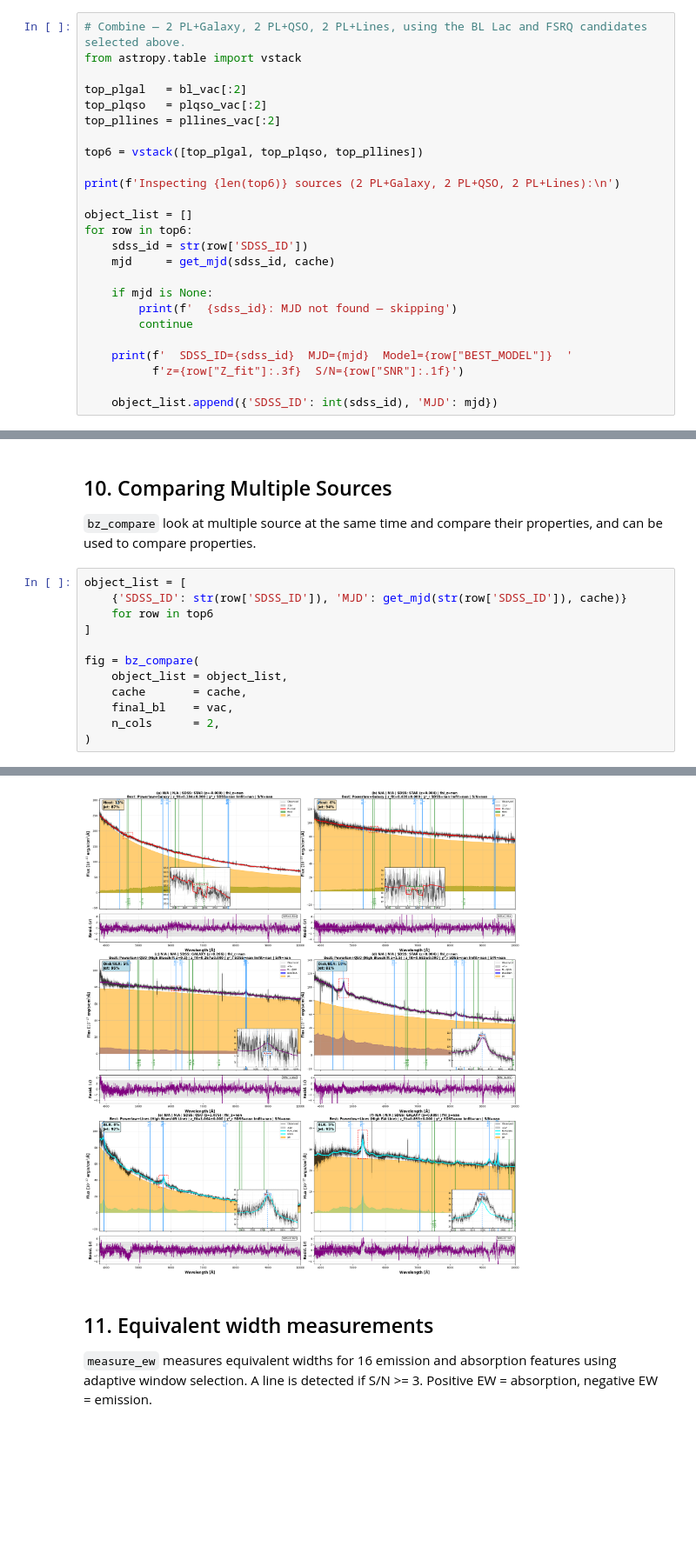
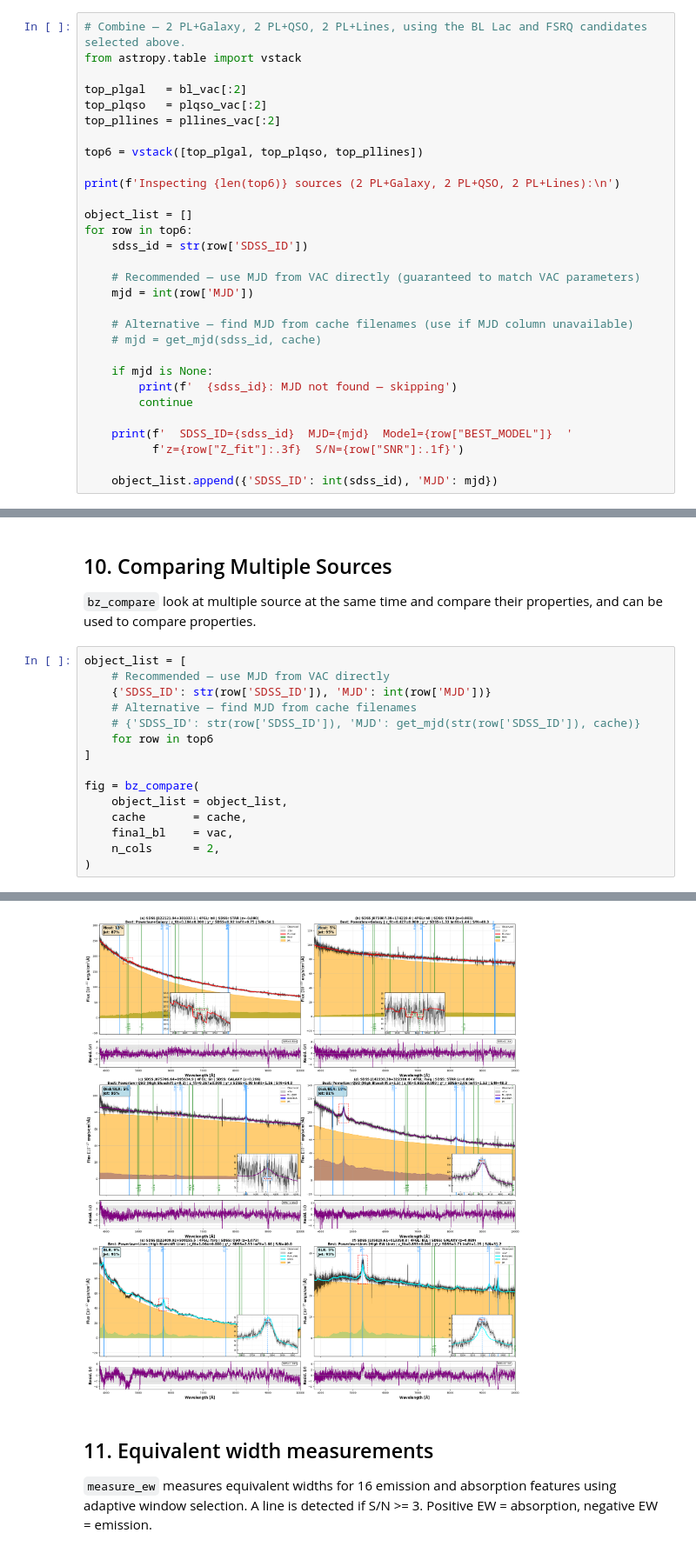
Before and after one commit to minlowie/Blazar-Analysis-Pipeline, a Jupyter notebook: demo.ipynb, the cells around one changed output, grey strips where cells are left out. Shown at 87% size. Drawn from its saved outputs; the diff is of its cells as text; blank space fills up the shorter version.

```diff
--- a/demo.ipynb
+++ b/demo.ipynb
@@ -414,7 +422,12 @@ print(f'Inspecting {len(top6)} sources (2 PL+Galaxy, 2 PL+QSO, 2 PL+Lines):\n')
 object_list = []
 for row in top6:
     sdss_id = str(row['SDSS_ID'])
-    mjd     = get_mjd(sdss_id, cache)
+
+    # Recommended — use MJD from VAC directly (guaranteed to match VAC parameters)
+    mjd = int(row['MJD'])
+
+    # Alternative — find MJD from cache filenames (use if MJD column unavailable)
+    # mjd = get_mjd(sdss_id, cache)
 
     if mjd is None:
         print(f'  {sdss_id}: MJD not found — skipping')
@@ -624,7 +645,10 @@ FSRQ candidate at z=0.9961 | Jet-dominated (90.7%) | Emission lines only | S/N=1
 and can be used to compare properties.
 # %%
 object_list = [
-    {'SDSS_ID': str(row['SDSS_ID']), 'MJD': get_mjd(str(row['SDSS_ID']), cache)}
+    # Recommended — use MJD from VAC directly
+    {'SDSS_ID': str(row['SDSS_ID']), 'MJD': int(row['MJD'])}
+    # Alternative — find MJD from cache filenames
+    # {'SDSS_ID': str(row['SDSS_ID']), 'MJD': get_mjd(str(row['SDSS_ID']), cache)}
     for row in top6
 ]
 
@@ -650,4 +682,4 @@ Loaded: obj_79816708_60050.pkl.gz
-[figure, old version]
+[figure, new version]
 # %% [markdown]
 ## 11. Equivalent width measurements
 
```
Also changed, not shown: parts of 15 cells of this notebook.
